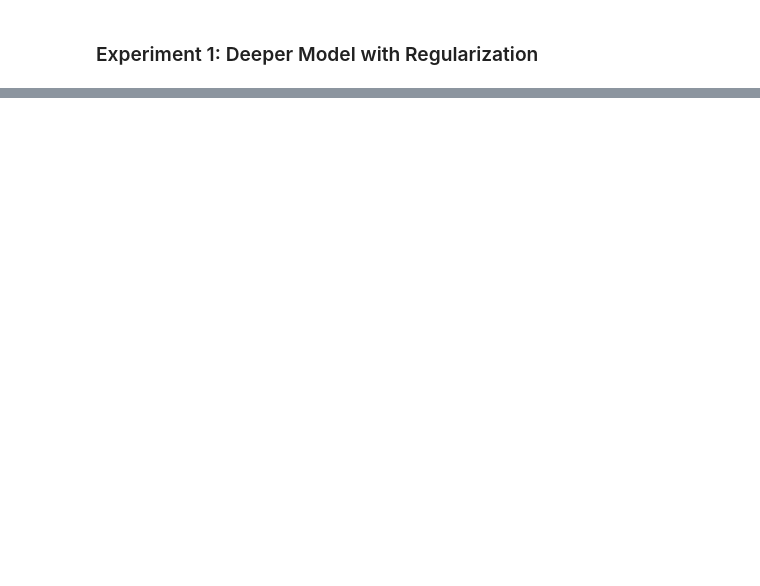
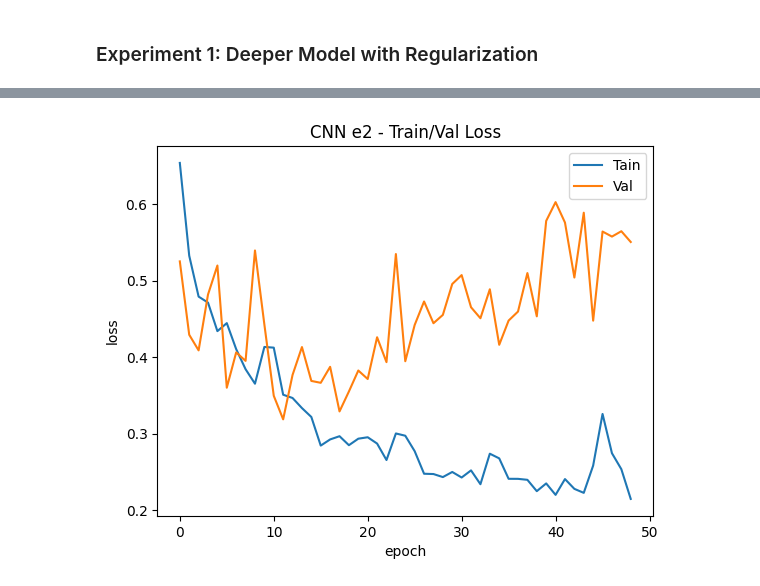
Before and after one commit to t4ai/early-sepsis-prediction, a Jupyter notebook: 4.1 - CNN Model Experiments.ipynb, the cells around one changed output, grey strips where cells are left out. Cells and saved outputs as stored; diff of their text form; code cells hidden in the pictures; blank space fills up the shorter version.

Commit message:
Re-run models with deterioration index

```diff
--- a/4.1 - CNN Model Experiments.ipynb
+++ b/4.1 - CNN Model Experiments.ipynb
@@ -254,0 +293,30 @@ predict_and_plot_confusion(cnn_e1_best, "Confusion Matrix - CNN e1")
+# %%
+# setup checkpoint
+checkpoint_filepath = '/content/drive/MyDrive/Datasets/sepsis/models/cnn-e2.keras'
+model_checkpoint_callback_c2 = keras.callbacks.ModelCheckpoint(
+    filepath=checkpoint_filepath,
+    monitor='val_loss',
+    mode='min',
+    save_best_only=True)
+
+cnn_e2 = tf.keras.Sequential([
+
+  tf.keras.layers.Input(shape=X_train.shape[1:]),
+  tf.keras.layers.Normalization(axis=None),
+
+  tf.keras.layers.Conv1D(512, kernel_size=3, activation='relu', padding='causal'),
+  tf.keras.layers.Dropout(0.3),
+  tf.keras.layers.AveragePooling1D(2),
+
+  tf.keras.layers.Conv1D(128, kernel_size=3, activation='relu', padding='causal', kernel_regularizer = tf.keras.regularizers.l2(0.01)),
+  tf.keras.layers.Dropout(0.2),
+  tf.keras.layers.AveragePooling1D(2),
+
+  tf.keras.layers.Flatten(),
+
+  tf.keras.layers.Dense(256, activation='relu'),
+  tf.keras.layers.Dropout(0.3),
+  tf.keras.layers.Dense(256, activation='relu'),
+  tf.keras.layers.Dropout(0.3),
+  tf.keras.layers.Dense(1, activation='sigmoid')
+])
@@ -254,0 +348,3 @@ predict_and_plot_confusion(cnn_e1_best, "Confusion Matrix - CNN e1")
+# %%
+# Train the model
+history_cnn_e2 = compile_and_train_adam(cnn_e2, model_checkpoint_callback_c2)
@@ -254,0 +369,5 @@ predict_and_plot_confusion(cnn_e1_best, "Confusion Matrix - CNN e1")
+# %%
+#plot loss
+plot_loss(history_cnn_e2, 'CNN e2 - Train/Val Loss', True)
+# %% [output]
+[figure, added]
```
Also changed, not shown: parts of 16 cells of this notebook.
